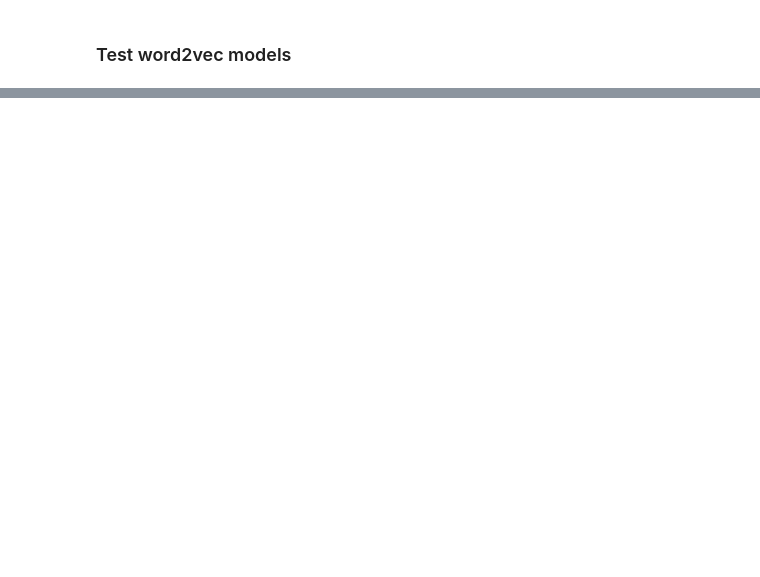
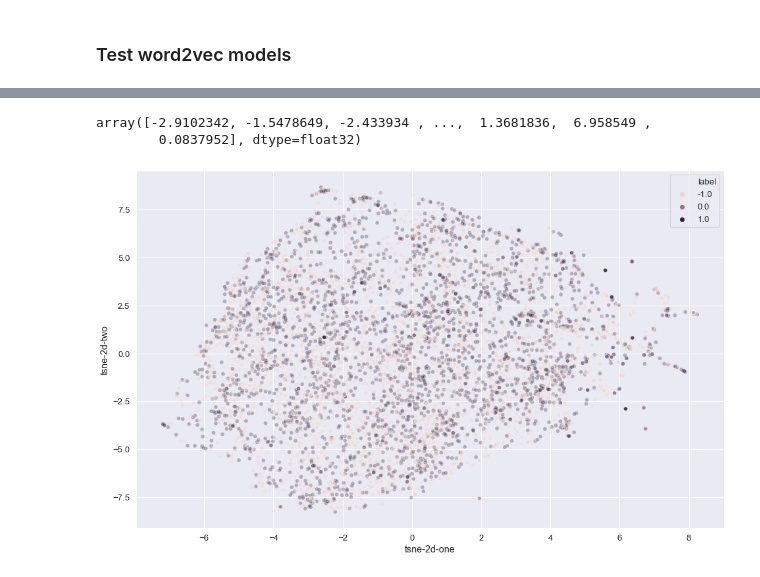
Before and after one commit to Simon-Free/nlp_ensae_2020, a Jupyter notebook: NLP_Simon.ipynb, the cells around one changed output, grey strips where cells are left out. Cells and saved outputs as stored; diff of their text form; code cells hidden in the pictures; blank space fills up the shorter version.

```diff
--- a/NLP_Simon.ipynb
+++ b/NLP_Simon.ipynb
@@ -275,0 +104,2 @@ stop = set([stemmer.stem(w) for w in stop_w])
+# %%
+tsne_results = compute_tsne(train, w2v)
@@ -275,0 +123,9 @@ stop = set([stemmer.stem(w) for w in stop_w])
+# %%
+tsne_results[:, 0]
+# %% [output]
+array([-2.9102342, -1.5478649, -2.433934 , ...,  1.3681836,  6.958549 ,
+        0.0837952], dtype=float32)
+# %%
+plot_tsne(train, tsne_results)
+# %% [output]
+[figure, added]
```
Also changed, not shown: parts of 20 cells of this notebook, 3 other files.
